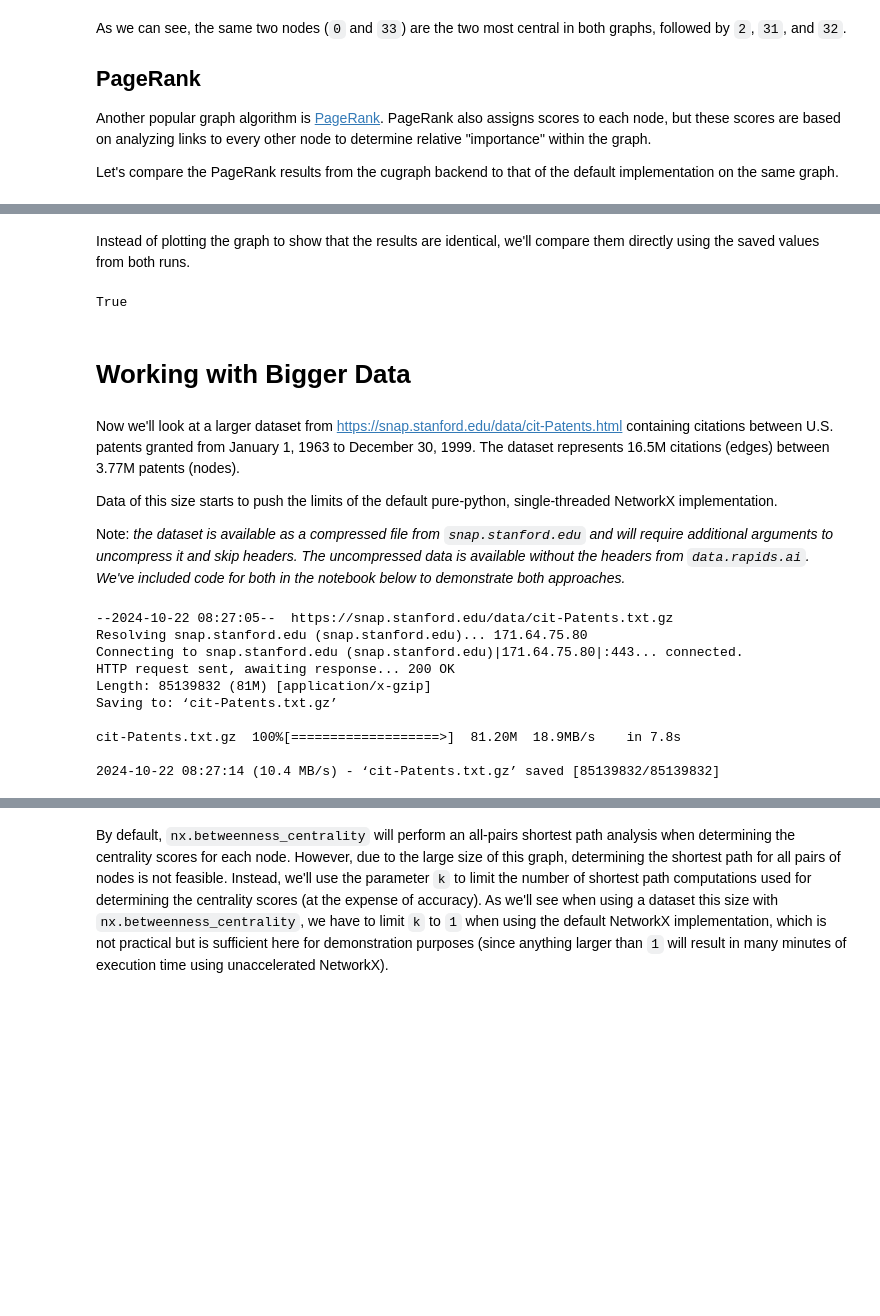
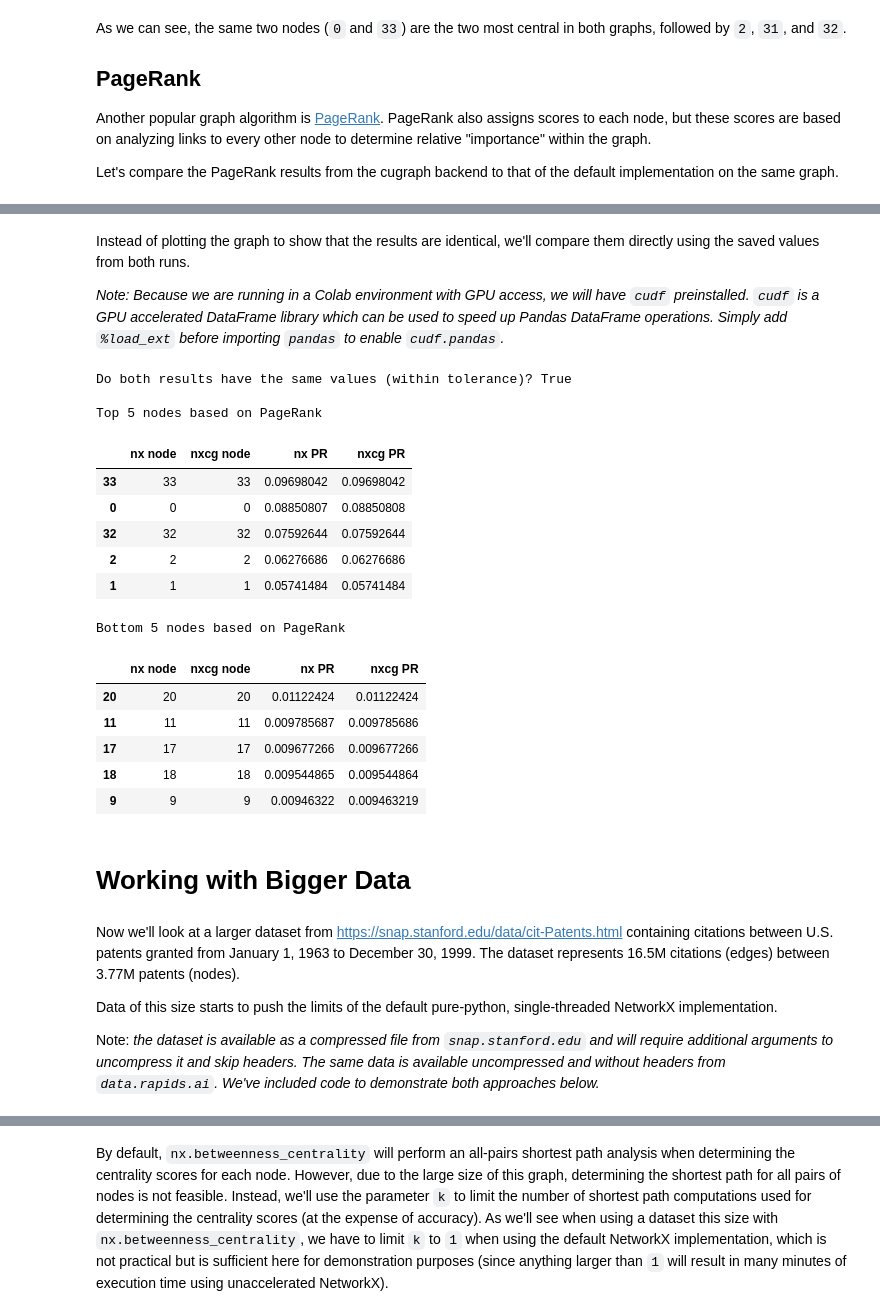
Before and after one commit to rapidsai-community/showcase, a Jupyter notebook: getting_started_tutorials/accelerated_networkx_demo.ipynb, the cells around one changed output, grey strips where cells are left out. Drawn from its saved outputs; the diff is of its cells as text; code cells hidden in the pictures; blank space fills up the shorter version.

```diff
--- a/getting_started_tutorials/accelerated_networkx_demo.ipynb
+++ b/getting_started_tutorials/accelerated_networkx_demo.ipynb
@@ -157,8 +159,42 @@ Wall time: 5.46 ms
 # %% [markdown]
 Instead of plotting the graph to show that the results are identical, we'll compare them directly using the saved values from both runs.
+
+*Note: Because we are running in a Colab environment with GPU access, we will have `cudf` preinstalled. `cudf` is a GPU accelerated DataFrame library which can be used to speed up Pandas DataFrame operations. Simply add `%load_ext` before importing `pandas` to enable `cudf.pandas`.*
-# %%
-sorted(nx_pr_results) == sorted(nxcg_pr_results)
-# %% [output]
-True
+# %%
+%load_ext cudf.pandas
+import pandas as pd
+import pytest
+from IPython.display import display, HTML
+
+print("Do both results have the same values (within tolerance)? "
+      f"{nxcg_pr_results == pytest.approx(nx_pr_results, rel=1e-6, abs=1e-11)}")
+
+df = pd.DataFrame(
+    columns=["nx node", "nxcg node", "nx PR", "nxcg PR"],
+    data=[(a, c, b, d) for (a, b), (c, d) in zip(nx_pr_results.items(),
+                                                 nxcg_pr_results.items())])
+df.sort_values(by="nx PR", ascending=False, inplace=True)
+
+print("\nTop 5 nodes based on PageRank")
+display(HTML(df.head(5).to_html(float_format=lambda f: f"{f:.7g}")))
+print("\nBottom 5 nodes based on PageRank")
+display(HTML(df.tail(5).to_html(float_format=lambda f: f"{f:.7g}")))
+# %% [output]
+Do both results have the same values (within tolerance)? True
+
+Top 5 nodes based on PageRank
+|  | nx node | nxcg node | nx PR | nxcg PR |
+| 33 | 33 | 33 | 0.09698042 | 0.09698042 |
+| 0 | 0 | 0 | 0.08850807 | 0.08850808 |
+| 32 | 32 | 32 | 0.07592644 | 0.07592644 |
+| 2 | 2 | 2 | 0.06276686 | 0.06276686 |
+| 1 | 1 | 1 | 0.05741484 | 0.05741484 |
+Bottom 5 nodes based on PageRank
+|  | nx node | nxcg node | nx PR | nxcg PR |
+| 20 | 20 | 20 | 0.01122424 | 0.01122424 |
+| 11 | 11 | 11 | 0.009785687 | 0.009785686 |
+| 17 | 17 | 17 | 0.009677266 | 0.009677266 |
+| 18 | 18 | 18 | 0.009544865 | 0.009544864 |
+| 9 | 9 | 9 | 0.00946322 | 0.009463219 |
 # %% [markdown]
 # Working with Bigger Data
@@ -167,20 +208,4 @@ Now we'll look at a larger dataset from https://snap.stanford.edu/data/cit-Paten
 
 Data of this size starts to push the limits of the default pure-python, single-threaded NetworkX implementation.
 
-Note: _the dataset is available as a compressed file from `snap.stanford.edu` and will require additional arguments to uncompress it and skip headers. The uncompressed data is available without the headers from `data.rapids.ai`. We've included code for both in the notebook below to demonstrate both approaches._
+Note: _the dataset is available as a compressed file from `snap.stanford.edu` and will require additional arguments to uncompress it and skip headers. The same data is available uncompressed and without headers from `data.rapids.ai`. We've included code to demonstrate both approaches below._
-# %%
-# The locale encoding may have been modified from the plots above, reset here to run shell commands
-import locale
-locale.getpreferredencoding = lambda: "UTF-8"
-!wget https://snap.stanford.edu/data/cit-Patents.txt.gz  # Skip if cit-Patents.txt.gz already exists.
-# %% [output]
---2024-10-22 08:27:05--  https://snap.stanford.edu/data/cit-Patents.txt.gz
-Resolving snap.stanford.edu (snap.stanford.edu)... 171.64.75.80
-Connecting to snap.stanford.edu (snap.stanford.edu)|171.64.75.80|:443... connected.
-HTTP request sent, awaiting response... 200 OK
-Length: 85139832 (81M) [application/x-gzip]
-Saving to: ‘cit-Patents.txt.gz’
-
-cit-Patents.txt.gz  100%[===================>]  81.20M  18.9MB/s    in 7.8s
-
-2024-10-22 08:27:14 (10.4 MB/s) - ‘cit-Patents.txt.gz’ saved [85139832/85139832]
```
Also changed, not shown: parts of 25 cells of this notebook.
